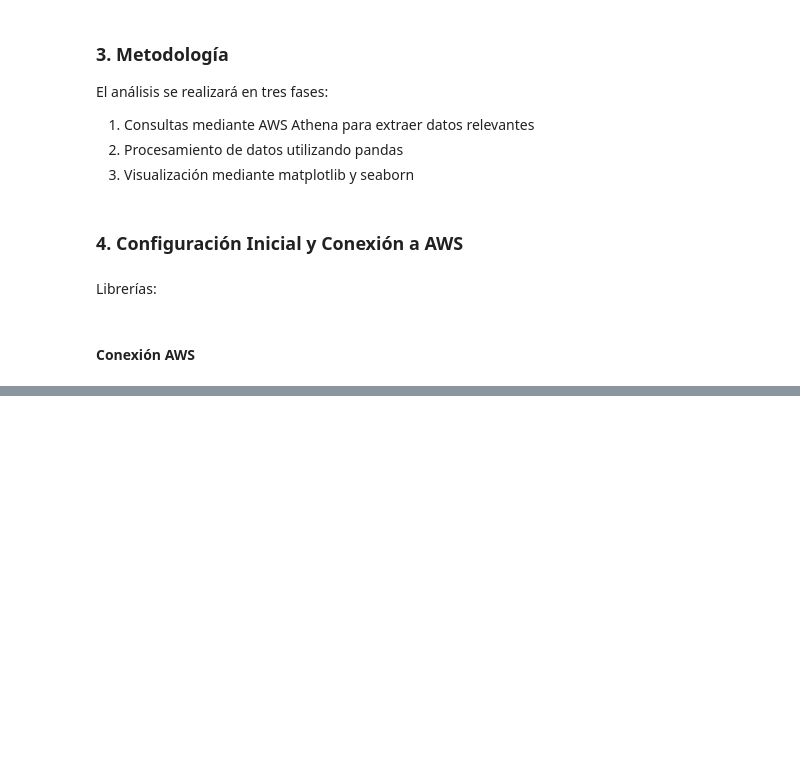
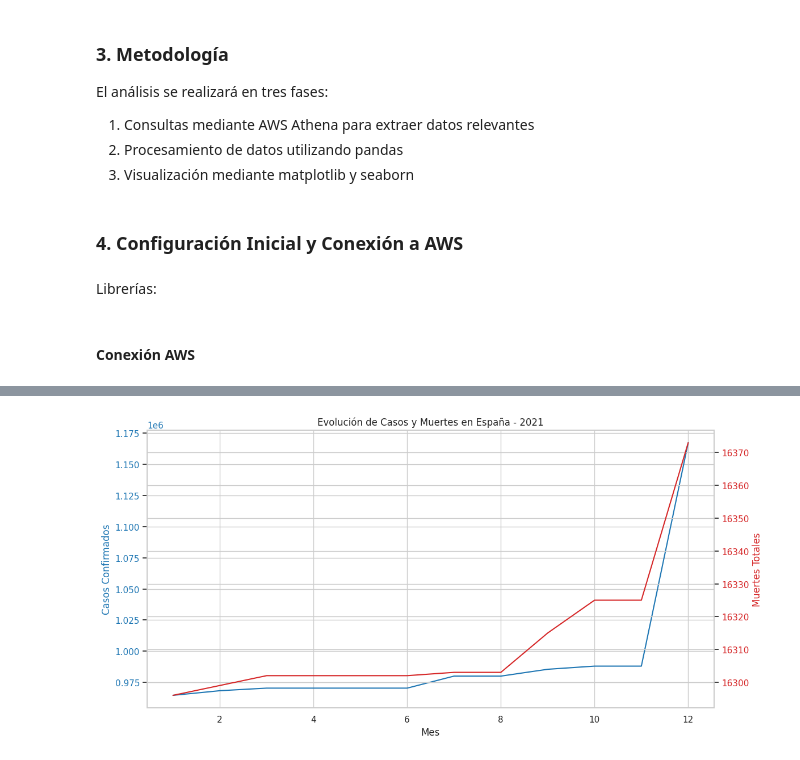
Before and after one commit to MouraAnalyst/Evolve-Analisis-Covid, a Jupyter notebook: notebooks/covid_analytics.ipynb, the cells around one changed output, grey strips where cells are left out. Cells and saved outputs as stored; diff of their text form; code cells hidden in the pictures; blank space fills up the shorter version.

```diff
--- a/notebooks/covid_analytics.ipynb
+++ b/notebooks/covid_analytics.ipynb
@@ -174,0 +208,11 @@ Para cargar imágenes en el markdown de Colab, puedes usar la sintaxis de markdo
+# %%
+# Importación de bibliotecas necesarias
+import pandas as pd
+import numpy as np
+import matplotlib.pyplot as plt
+import seaborn as sns
+
+# Configuración de visualización
+plt.style.use('default')
+sns.set_theme()
+sns.set_style("whitegrid")
@@ -174,0 +515,23 @@ Para cargar imágenes en el markdown de Colab, puedes usar la sintaxis de markdo
+# %%
+# Gráfico 1: Evolución temporal en España
+fig, ax1 = plt.subplots(figsize=(12, 6))
+
+# Eje para casos confirmados
+color = 'tab:blue'
+ax1.set_xlabel('Mes')
+ax1.set_ylabel('Casos Confirmados', color=color)
+ax1.plot(df_spain['month'], df_spain['confirmed_cases'], color=color, label='Casos')
+ax1.tick_params(axis='y', labelcolor=color)
+
+# Eje secundario para muertes
+ax2 = ax1.twinx()
+color = 'tab:red'
+ax2.set_ylabel('Muertes Totales', color=color)
+ax2.plot(df_spain['month'], df_spain['total_deaths'], color=color, label='Muertes')
+ax2.tick_params(axis='y', labelcolor=color)
+
+plt.title('Evolución de Casos y Muertes en España - 2021')
+fig.tight_layout()
+plt.show()
+# %% [output]
+[figure, added]
```
Also changed, not shown: parts of 36 cells of this notebook, 1 other file.
